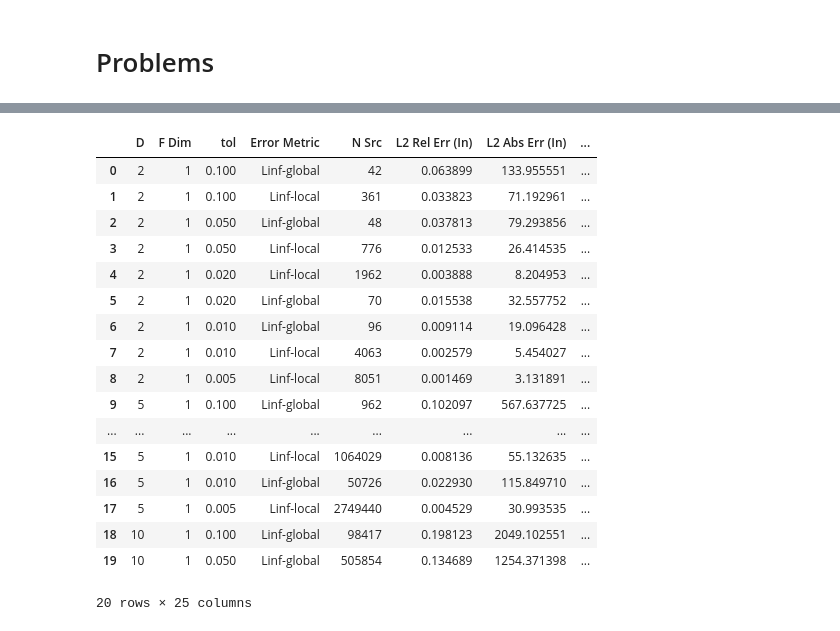
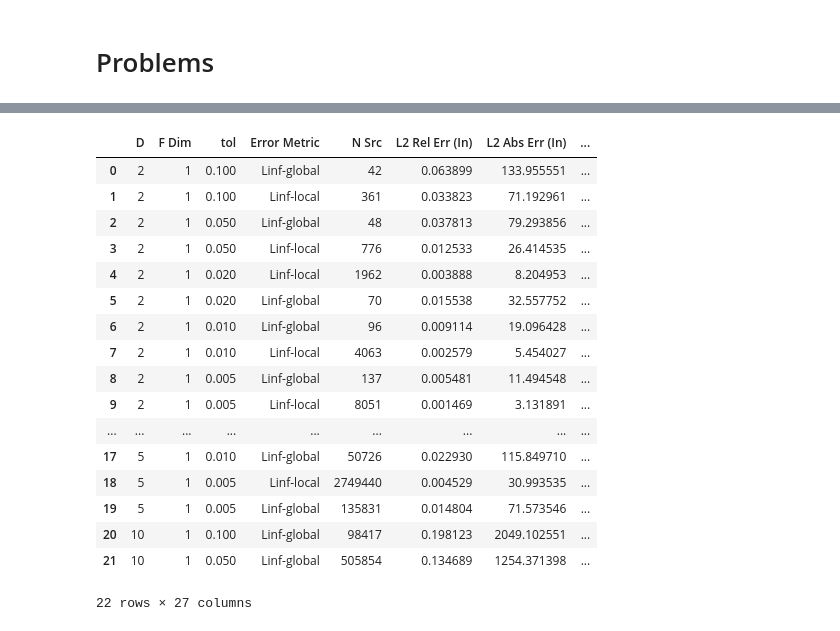
Before and after one commit to ut-padas/affini, a Jupyter notebook: ics26_eda.ipynb, the cells around one changed output, grey strips where cells are left out. Cells and saved outputs as stored; diff of their text form; code cells hidden in the pictures.

```diff
--- a/ics26_eda.ipynb
+++ b/ics26_eda.ipynb
@@ -238,46 +238,47 @@ def get_renamed_df(df):
         "out_l2_abs_error": "L2 Abs Err (Out)",
         "out_ptwise_max_rel_error_linf": "Ptwise Max Rel L-inf Err (Out)",
         "out_ptwise_median_rel_error_linf": "Ptwise Median Rel L-inf Err (Out)",
         "perct_out": "% Out",
         "perct_in_good": "% In-Good",
         "perct_in_bad": "% In-Bad",
         "n_out": "N Out",
-        "n_train": "N Train",
-        "n_test": "N Test",
         "all_l2_relative_error": "L2 Rel Err (All)",
         "all_l2_abs_error": "L2 Abs Err (All)",
         "all_ptwise_max_rel_error_linf": "Ptwise Max Rel L-inf Err (All)",
         "all_ptwise_median_rel_error_linf": "Ptwise Median Rel L-inf Err (All)",
         "N_INIT_CLUSTERS": "Init Clusters",
         "N_MIN_PER_CLUSTER": "Min Per Cluster",
-        "num_generated_pts": "N Generated Pts"
+        "n_train": "N Train",
+        "n_test": "N Test",
+        "num_generated_pts": "N Generated Pts",
+        "total_f_evals": "Total F Evals",
     }
     df_renamed = df.rename(columns=rename_cols)[list(rename_cols.values())]
     return df_renamed
 
 
 # if "hessian_estimation" in prob_dir.name:
 display(get_renamed_df(df_problem))
-# get_renamed_df(df_problem).to_clipboard(index=False)
+get_renamed_df(df_problem).to_clipboard(index=False)
 # %% [output]
 |  | D | F Dim | tol | Error Metric | N Src | L2 Rel Err (In) | L2 Abs Err (In) | ... |
 | 0 | 2 | 1 | 0.100 | Linf-global | 42 | 0.063899 | 133.955551 | ... |
 | 1 | 2 | 1 | 0.100 | Linf-local | 361 | 0.033823 | 71.192961 | ... |
 | 2 | 2 | 1 | 0.050 | Linf-global | 48 | 0.037813 | 79.293856 | ... |
 | 3 | 2 | 1 | 0.050 | Linf-local | 776 | 0.012533 | 26.414535 | ... |
 | 4 | 2 | 1 | 0.020 | Linf-local | 1962 | 0.003888 | 8.204953 | ... |
 | 5 | 2 | 1 | 0.020 | Linf-global | 70 | 0.015538 | 32.557752 | ... |
 | 6 | 2 | 1 | 0.010 | Linf-global | 96 | 0.009114 | 19.096428 | ... |
 | 7 | 2 | 1 | 0.010 | Linf-local | 4063 | 0.002579 | 5.454027 | ... |
-| 8 | 2 | 1 | 0.005 | Linf-local | 8051 | 0.001469 | 3.131891 | ... |
-| 9 | 5 | 1 | 0.100 | Linf-global | 962 | 0.102097 | 567.637725 | ... |
+| 8 | 2 | 1 | 0.005 | Linf-global | 137 | 0.005481 | 11.494548 | ... |
+| 9 | 2 | 1 | 0.005 | Linf-local | 8051 | 0.001469 | 3.131891 | ... |
 | ... | ... | ... | ... | ... | ... | ... | ... | ... |
-| 15 | 5 | 1 | 0.010 | Linf-local | 1064029 | 0.008136 | 55.132635 | ... |
-| 16 | 5 | 1 | 0.010 | Linf-global | 50726 | 0.022930 | 115.849710 | ... |
-| 17 | 5 | 1 | 0.005 | Linf-local | 2749440 | 0.004529 | 30.993535 | ... |
-| 18 | 10 | 1 | 0.100 | Linf-global | 98417 | 0.198123 | 2049.102551 | ... |
-| 19 | 10 | 1 | 0.050 | Linf-global | 505854 | 0.134689 | 1254.371398 | ... |
+| 17 | 5 | 1 | 0.010 | Linf-global | 50726 | 0.022930 | 115.849710 | ... |
+| 18 | 5 | 1 | 0.005 | Linf-local | 2749440 | 0.004529 | 30.993535 | ... |
+| 19 | 5 | 1 | 0.005 | Linf-global | 135831 | 0.014804 | 71.573546 | ... |
+| 20 | 10 | 1 | 0.100 | Linf-global | 98417 | 0.198123 | 2049.102551 | ... |
+| 21 | 10 | 1 | 0.050 | Linf-global | 505854 | 0.134689 | 1254.371398 | ... |
-20 rows × 25 columns
+22 rows × 27 columns
 # %%
 error_cols = [
     "in_l2_relative_error",
```
Also changed, not shown: parts of 2 cells of this notebook.
